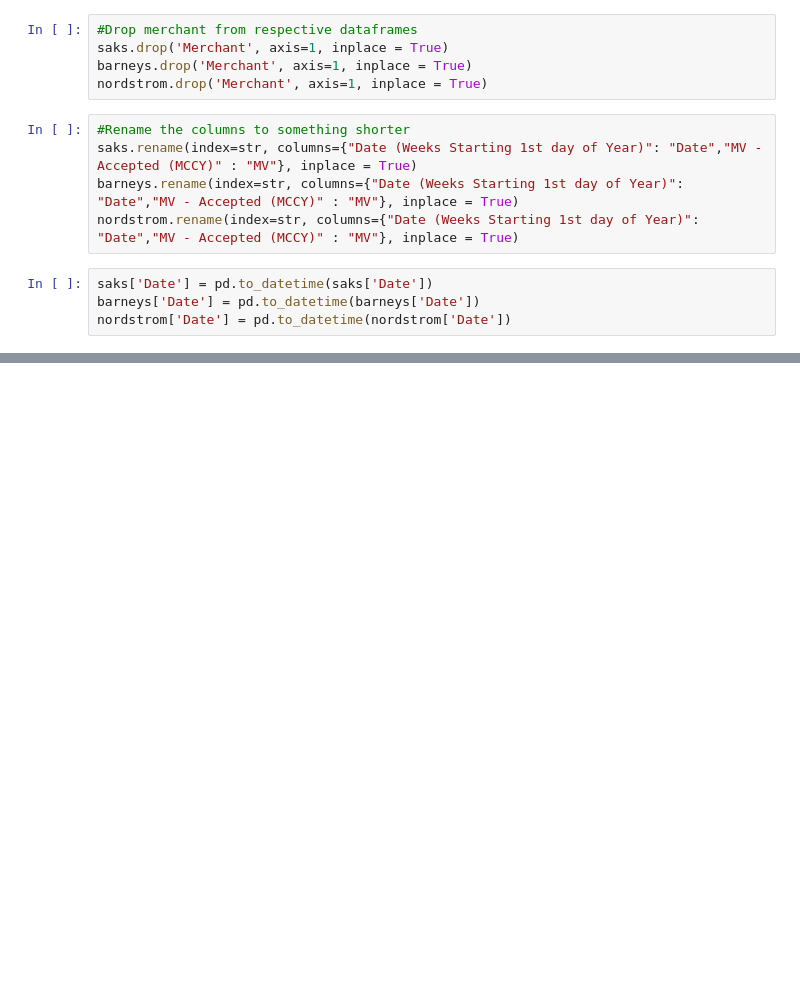
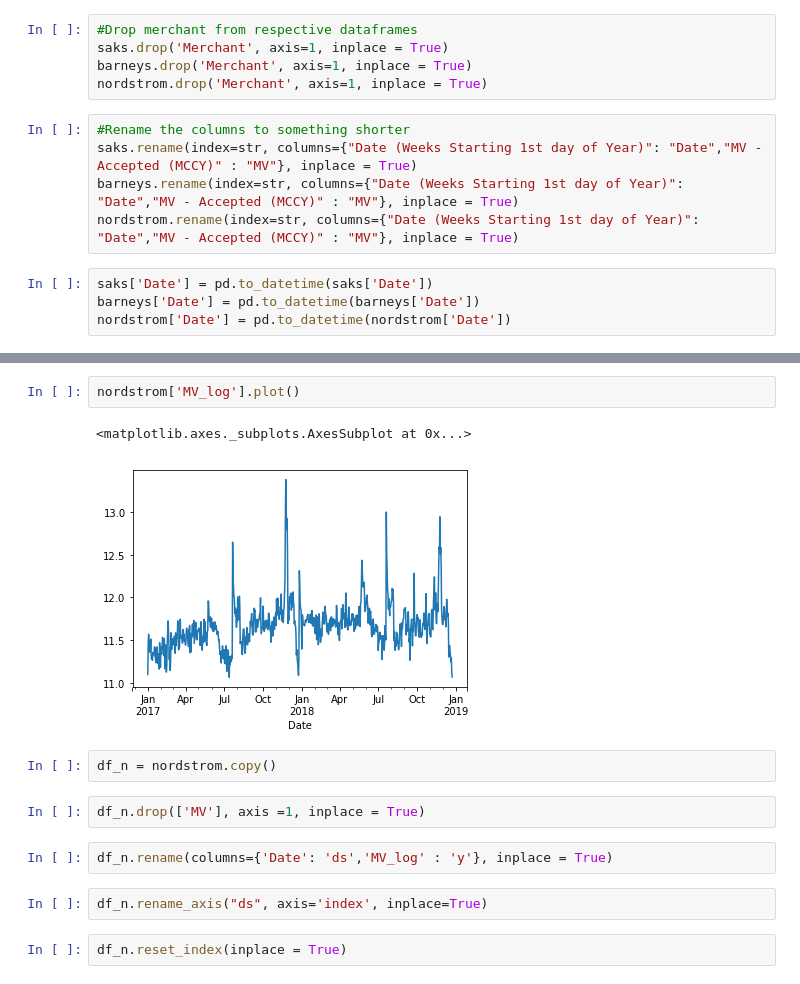
Before and after one commit to nastyh/Time-Series, a Jupyter notebook: 12_30.ipynb, the cells around one changed output, grey strips where cells are left out. Drawn from its saved outputs; the diff is of its cells as text; blank space fills up the shorter version.

```diff
--- a/12_30.ipynb
+++ b/12_30.ipynb
@@ -40,0 +54,15 @@ nordstrom.set_index('Date')
+# %%
+nordstrom['MV_log'].plot()
+# %% [output]
+<matplotlib.axes._subplots.AxesSubplot at 0x...>
+[figure, added]
+# %%
+df_n = nordstrom.copy()
+# %%
+df_n.drop(['MV'], axis =1, inplace = True)
+# %%
+df_n.rename(columns={'Date': 'ds','MV_log' : 'y'}, inplace = True)
+# %%
+df_n.rename_axis("ds", axis='index', inplace=True)
+# %%
+df_n.reset_index(inplace = True)
```
Also changed, not shown: parts of 13 cells of this notebook, 1 other file.
